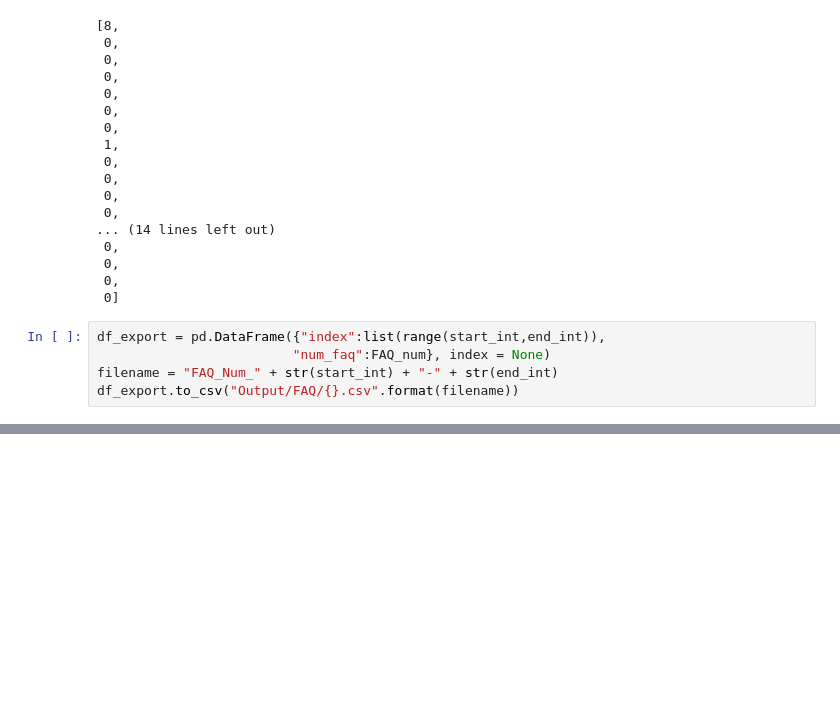
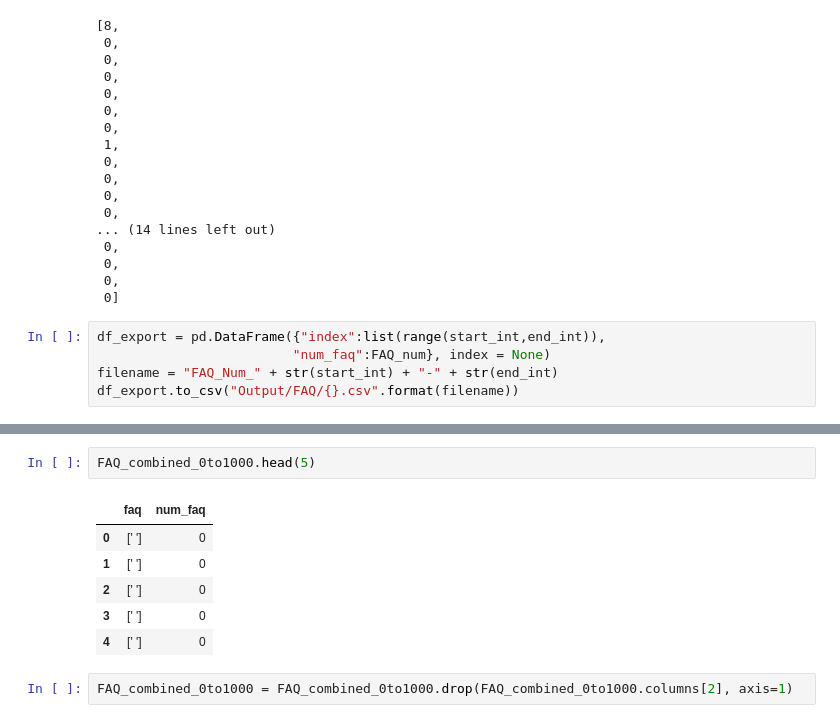
Before and after one commit to chuabern/BT4222_GrpProject, a Jupyter notebook: FAQ_Scrapping.ipynb, the cells around one changed output, grey strips where cells are left out. Saved outputs shown, nothing was run; the diff lists cells and outputs as text; blank space fills up the shorter version.

```diff
--- a/FAQ_Scrapping.ipynb
+++ b/FAQ_Scrapping.ipynb
@@ -253,0 +296,11 @@ df_export.to_csv("Output/FAQ/{}.csv".format(filename))
+# %%
+FAQ_combined_0to1000.head(5)
+# %% [output]
+|  | faq | num_faq |
+| 0 | [' '] | 0 |
+| 1 | [' '] | 0 |
+| 2 | [' '] | 0 |
+| 3 | [' '] | 0 |
+| 4 | [' '] | 0 |
+# %%
+FAQ_combined_0to1000 = FAQ_combined_0to1000.drop(FAQ_combined_0to1000.columns[2], axis=1)
```
Also changed, not shown: parts of 8 cells of this notebook, 1 other file.
